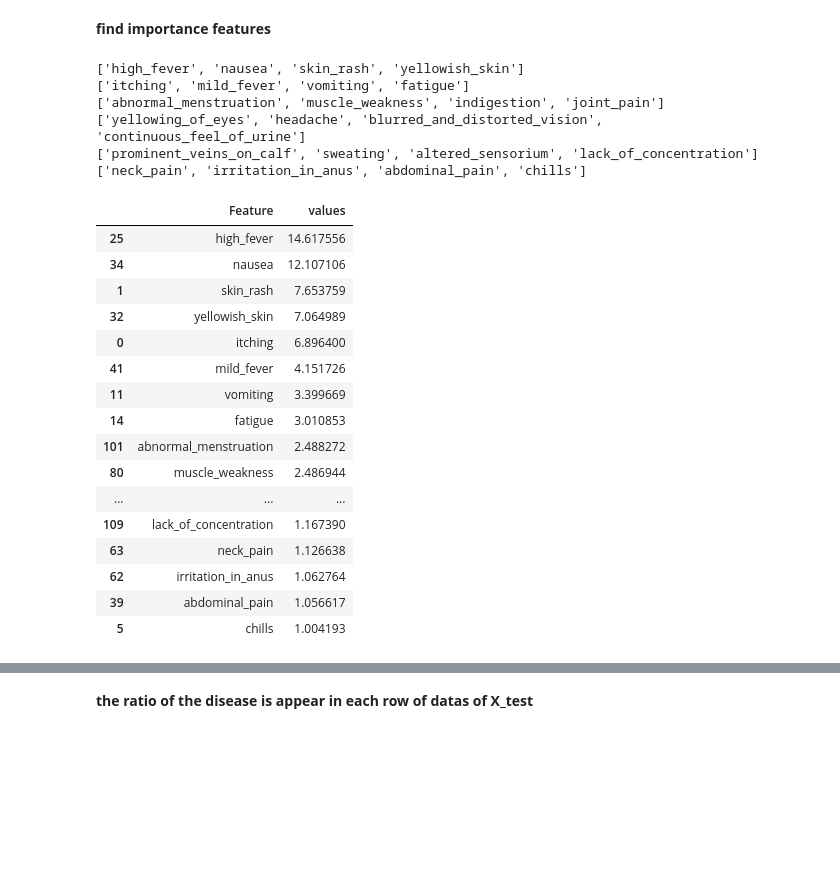
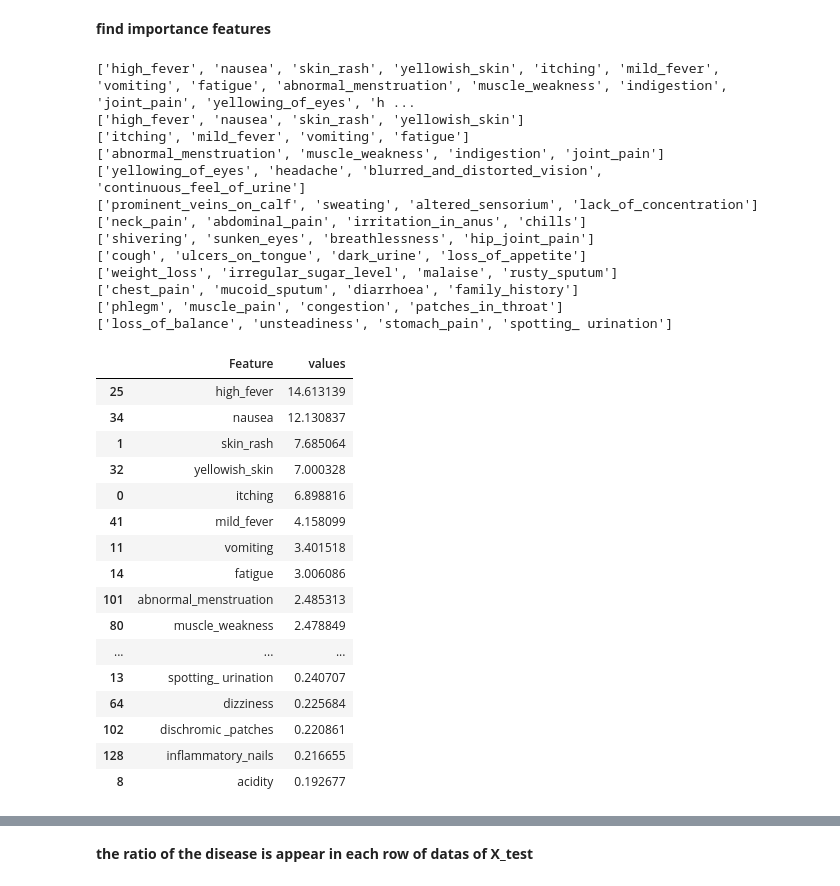
Before and after one commit to SolomonBekele/ml-model, a Jupyter notebook: catboost.ipynb, the cells around one changed output, grey strips where cells are left out. Cells and saved outputs as stored; diff of their text form; code cells hidden in the pictures; blank space fills up the shorter version.

```diff
--- a/catboost.ipynb
+++ b/catboost.ipynb
@@ -17,0 +16,7 @@ df_train = pd.read_csv('/content/Training.csv')
+# %%
+from google.colab import drive
+drive.mount('/content/drive')
+
+csv_file_path = '/content/drive/MyDrive/Training.csv~1/Training.csv'
+
+df_train = pd.read_csv(csv_file_path)
@@ -111,38 +136,46 @@ CatBoostClassifierModel Test Score is :  1.0
 # %%
 model_imp=CatBoostClassifierModel
 imp_features = pd.DataFrame({
     "Feature": X.columns,
     "values" : model_imp.feature_importances_
 }).sort_values(by='values',ascending = False)
 
-main_feature=imp_features.head(24)['Feature'].tolist()
-for i in range(0,6):
+main_feature=imp_features.head(52)['Feature'].tolist()
+print(imp_features['Feature'].tolist())
+for i in range(0,12):
   print(main_feature[i*4:(i+1)*4]) # print out group of 4
-imp_features.head(24)
+imp_features.head(52)
 # %% [output]
+['high_fever', 'nausea', 'skin_rash', 'yellowish_skin', 'itching', 'mild_fever', 'vomiting', 'fatigue', 'abnormal_menstruation', 'muscle_weakness', 'indigestion', 'joint_pain', 'yellowing_of_eyes', 'h ...
 ['high_fever', 'nausea', 'skin_rash', 'yellowish_skin']
 ['itching', 'mild_fever', 'vomiting', 'fatigue']
 ['abnormal_menstruation', 'muscle_weakness', 'indigestion', 'joint_pain']
 ['yellowing_of_eyes', 'headache', 'blurred_and_distorted_vision', 'continuous_feel_of_urine']
 ['prominent_veins_on_calf', 'sweating', 'altered_sensorium', 'lack_of_concentration']
-['neck_pain', 'irritation_in_anus', 'abdominal_pain', 'chills']
+['neck_pain', 'abdominal_pain', 'irritation_in_anus', 'chills']
+['shivering', 'sunken_eyes', 'breathlessness', 'hip_joint_pain']
+['cough', 'ulcers_on_tongue', 'dark_urine', 'loss_of_appetite']
+['weight_loss', 'irregular_sugar_level', 'malaise', 'rusty_sputum']
+['chest_pain', 'mucoid_sputum', 'diarrhoea', 'family_history']
+['phlegm', 'muscle_pain', 'congestion', 'patches_in_throat']
+['loss_of_balance', 'unsteadiness', 'stomach_pain', 'spotting_ urination']
 |  | Feature | values |
-| 25 | high_fever | 14.617556 |
-| 34 | nausea | 12.107106 |
-| 1 | skin_rash | 7.653759 |
-| 32 | yellowish_skin | 7.064989 |
-| 0 | itching | 6.896400 |
-| 41 | mild_fever | 4.151726 |
-| 11 | vomiting | 3.399669 |
-| 14 | fatigue | 3.010853 |
-| 101 | abnormal_menstruation | 2.488272 |
-| 80 | muscle_weakness | 2.486944 |
+| 25 | high_fever | 14.613139 |
+| 34 | nausea | 12.130837 |
+| 1 | skin_rash | 7.685064 |
+| 32 | yellowish_skin | 7.000328 |
+| 0 | itching | 6.898816 |
+| 41 | mild_fever | 4.158099 |
+| 11 | vomiting | 3.401518 |
+| 14 | fatigue | 3.006086 |
+| 101 | abnormal_menstruation | 2.485313 |
+| 80 | muscle_weakness | 2.478849 |
 | ... | ... | ... |
-| 109 | lack_of_concentration | 1.167390 |
-| 63 | neck_pain | 1.126638 |
-| 62 | irritation_in_anus | 1.062764 |
-| 39 | abdominal_pain | 1.056617 |
-| 5 | chills | 1.004193 |
+| 13 | spotting_ urination | 0.240707 |
+| 64 | dizziness | 0.225684 |
+| 102 | dischromic _patches | 0.220861 |
+| 128 | inflammatory_nails | 0.216655 |
+| 8 | acidity | 0.192677 |
 # %%
 l = [['high_fever', 'nausea', 'skin_rash', 'yellowish_skin'],
      ['itching', 'mild_fever', 'vomiting', 'fatigue'],
```
Also changed, not shown: parts of 22 cells of this notebook.
